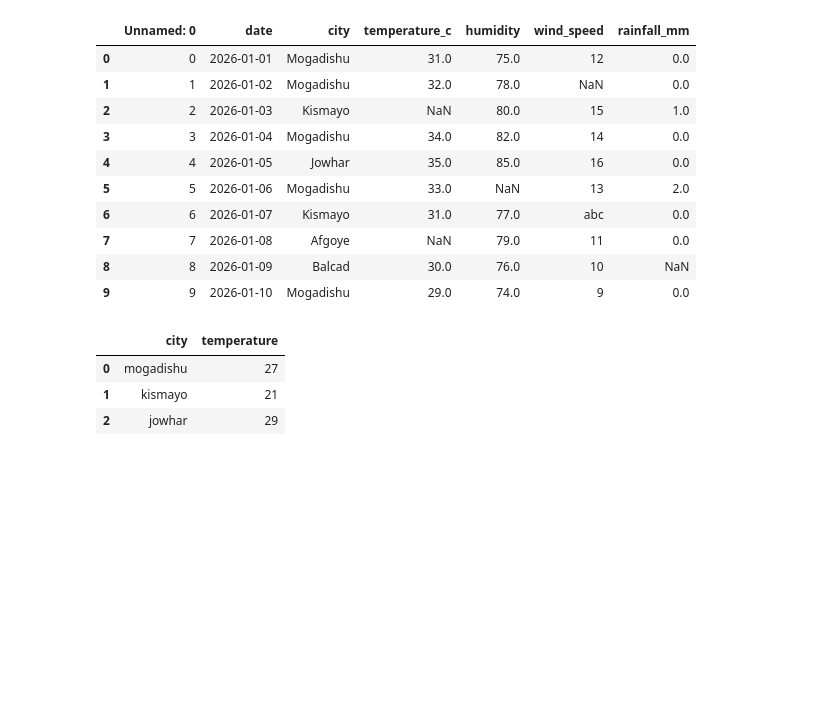
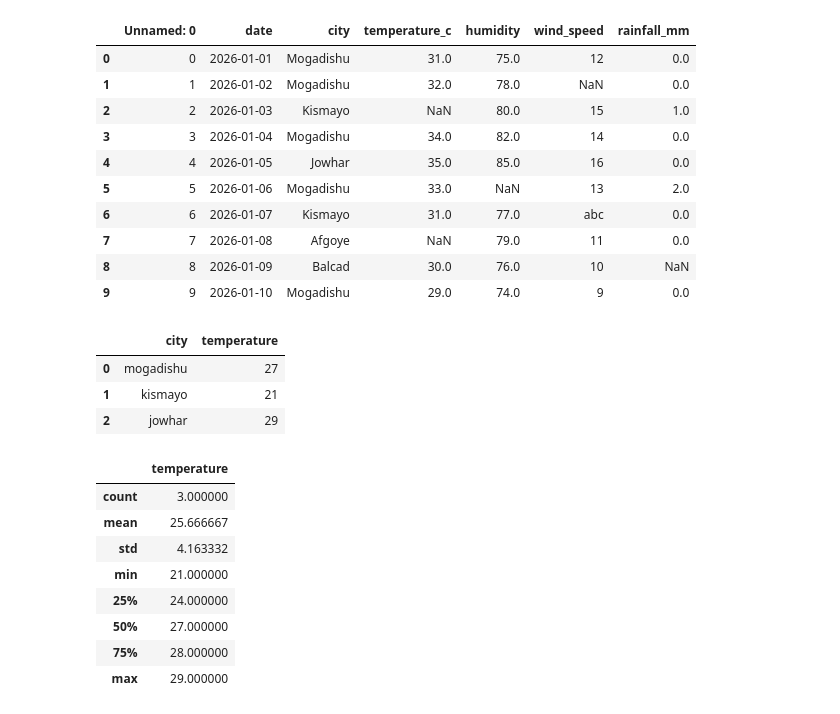
Before and after one commit to marshaale/learn-pandas, a Jupyter notebook: notebook.ipynb, the cells around one changed output. Cells and saved outputs as stored; diff of their text form; code cells hidden in the pictures; blank space fills up the shorter version.

```diff
--- a/notebook.ipynb
+++ b/notebook.ipynb
@@ -306,3 +322,15 @@ df
 | 0 | mogadishu | 27 |
 | 1 | kismayo | 21 |
 | 2 | jowhar | 29 |
+# %%
+df.describe()
+# %% [output]
+|  | temperature |
+| count | 3.000000 |
+| mean | 25.666667 |
+| std | 4.163332 |
+| min | 21.000000 |
+| 25% | 24.000000 |
+| 50% | 27.000000 |
+| 75% | 28.000000 |
+| max | 29.000000 |
```
Also changed, not shown: parts of 4 cells of this notebook.
